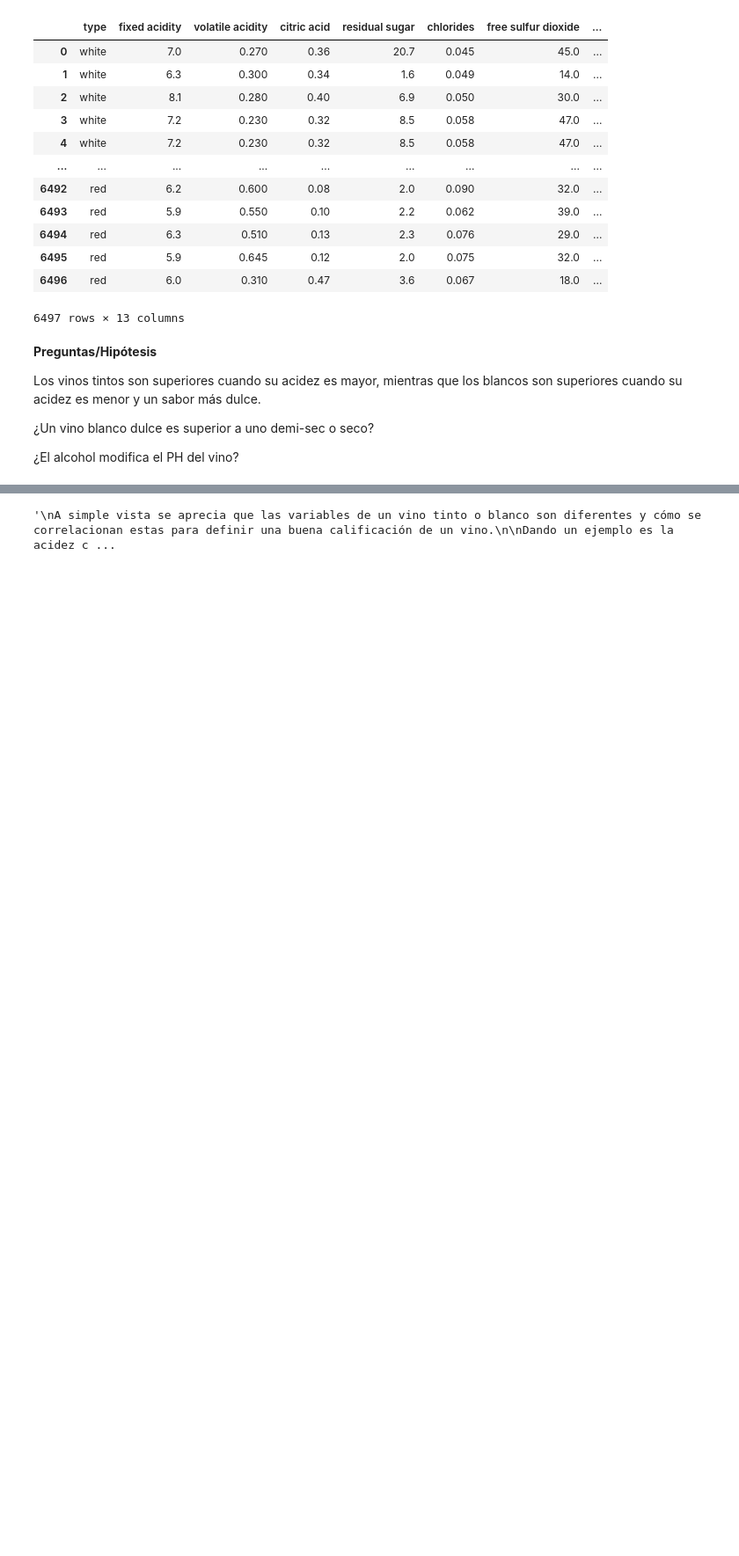
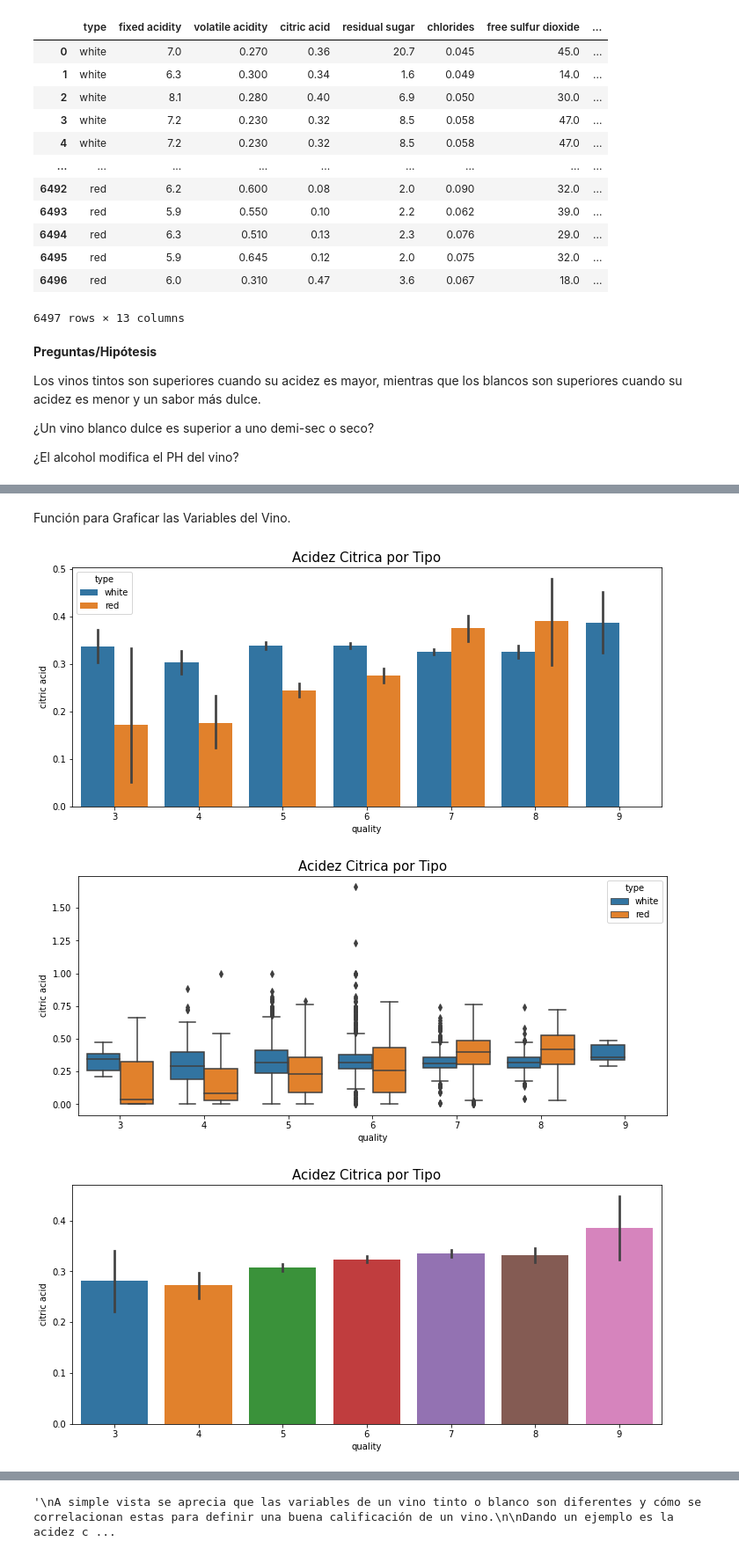
Before and after one commit to FranciscoNunezH/WineQuality, a Jupyter notebook: Wine_Project.ipynb, the cells around one changed output, grey strips where cells are left out. Shown at 88% size. Drawn from its saved outputs; the diff is of its cells as text; code cells hidden in the pictures; blank space fills up the shorter version.

```diff
--- a/Wine_Project.ipynb
+++ b/Wine_Project.ipynb
@@ -555,0 +291,35 @@ Text(0.5, 1.0, 'Correlation Matrix Wine')
+# %% [markdown]
+Función para Graficar las Variables del Vino.
+# %%
+# Funcion para Graficar diferentes variables del Vino.
+
+def graficar_variables (valor, titulo):
+  fig = ax = plt.figure(figsize = (12,5))
+  ax = sns.barplot(data=wine, x="quality",y = valor, hue="type")
+  ax.set_title(titulo, fontsize=15)
+
+  fig = ax = plt.figure(figsize = (12,5))
+  ax = sns.boxplot(data=wine, x="quality",y = valor, hue="type")
+  ax.set_title(titulo, fontsize=15)
+
+
+  fig = ax = plt.figure(figsize = (12,5))
+  ax = sns.barplot(x = 'quality', y = valor, data = wine)
+  ax.set_title(titulo, fontsize=15)
+# %%
+# Graficamos Acidez Citrica Total
+
+"""
+Acidez Cítrica: Confiere una cierta frescura a los vinos.
+
+Para el vino tinto, tiende a aumentar considerablemente mientras este aumenta su calidad, en el caso del vino blanco es bastante variable, en general suelen tener la misma cantidad de acido cítrico.
+
+Gráficamente el vino blanco con calificación 6 tiene datos que superan en gran magnitud el comportamiento de esta variable
+
+"""
+
+graficar_variables('citric acid', 'Acidez Citrica por Tipo')
+# %% [output]
+[figure, added]
+[figure, added]
+[figure, added]
```
Also changed, not shown: parts of 132 cells of this notebook, 1 other file.
